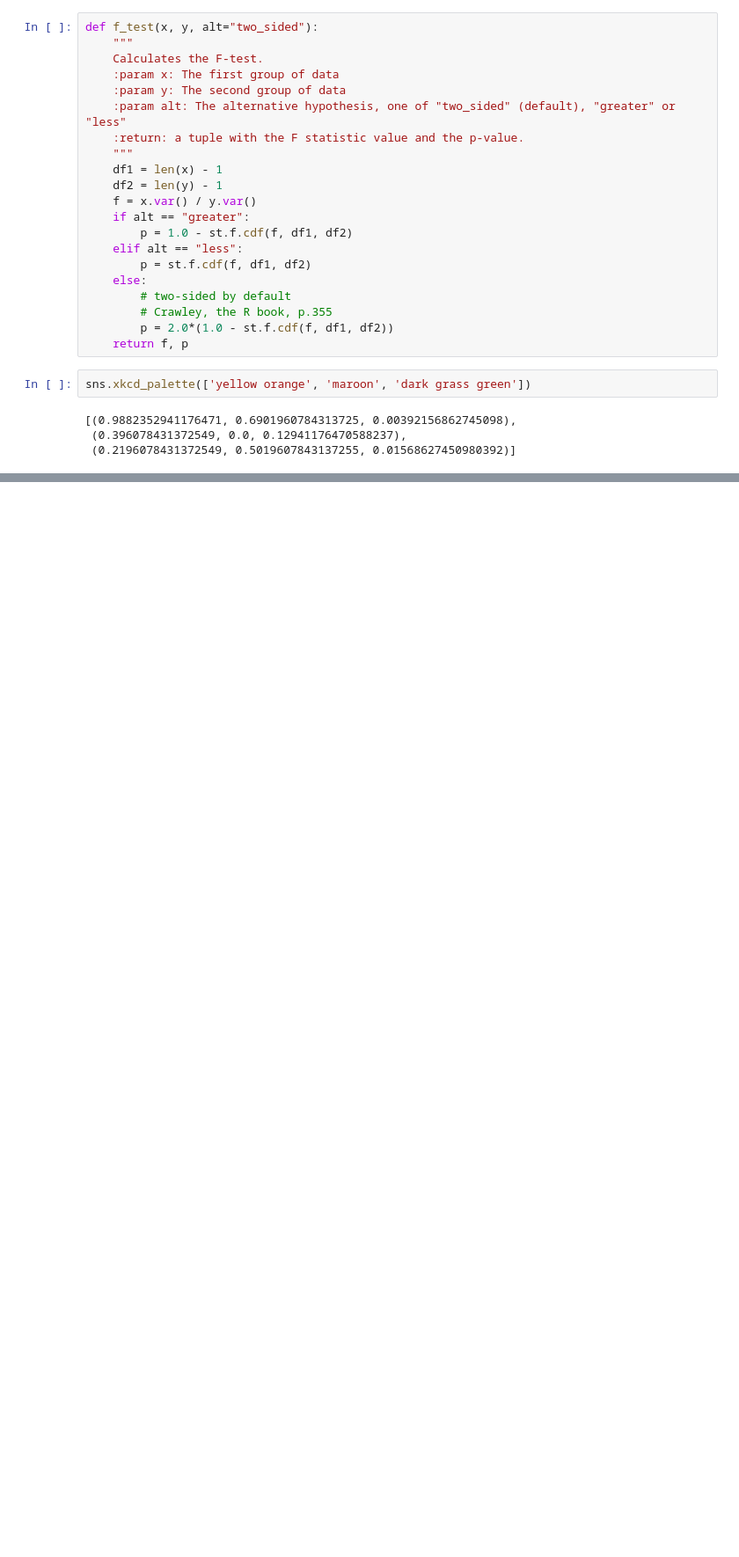
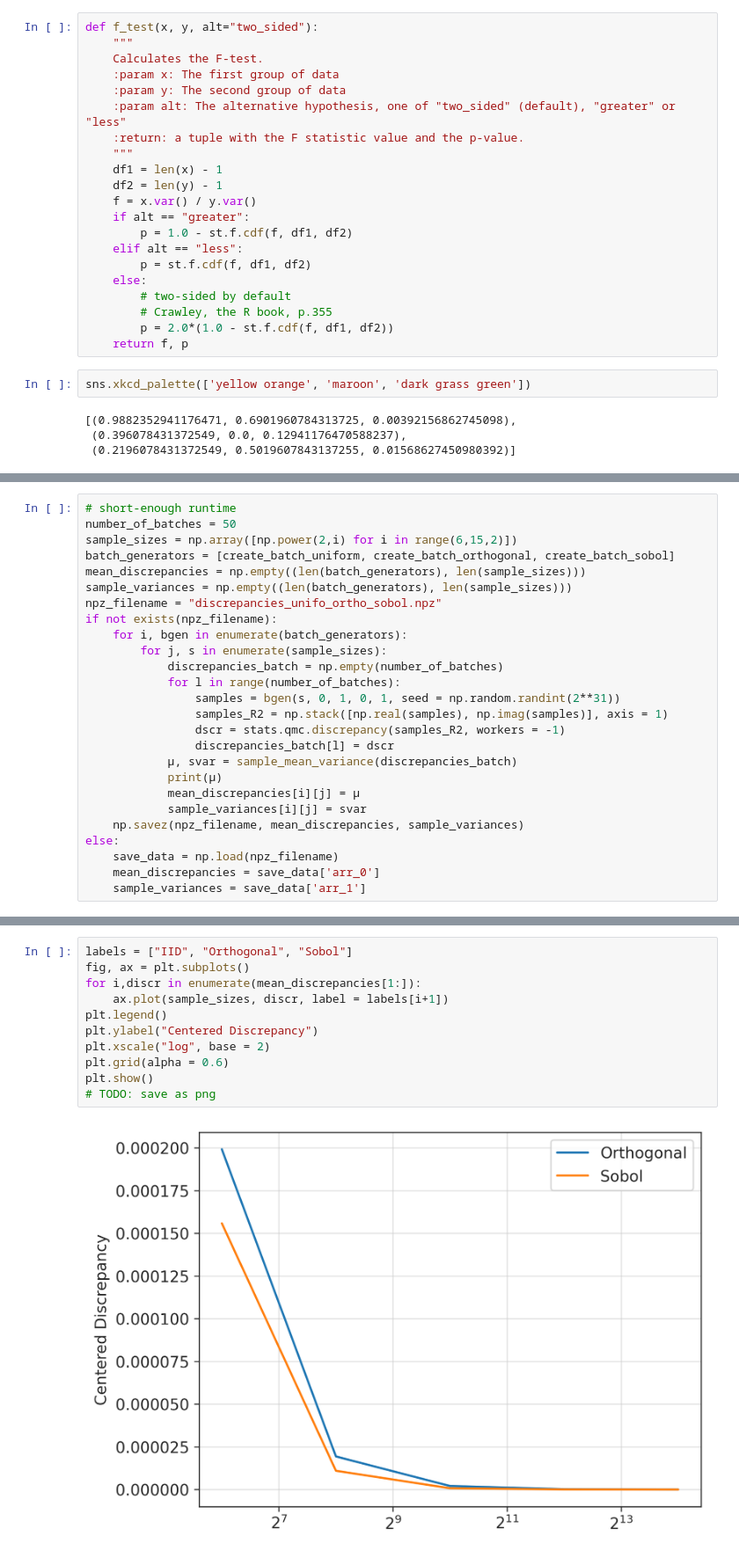
Before and after one commit to loonatick-src/stochastic-sim-1, a Jupyter notebook: Submission.ipynb, the cells around one changed output, grey strips where cells are left out. Shown at 88% size. Cells and saved outputs as stored; diff of their text form; blank space fills up the shorter version.

Commit message:
Add Sobol stuff

```diff
--- a/Submission.ipynb
+++ b/Submission.ipynb
@@ -997,0 +979,26 @@ sns.xkcd_palette(['yellow orange', 'maroon', 'dark grass green'])
+# %%
+# short-enough runtime
+number_of_batches = 50
+sample_sizes = np.array([np.power(2,i) for i in range(6,15,2)])
+batch_generators = [create_batch_uniform, create_batch_orthogonal, create_batch_sobol]
+mean_discrepancies = np.empty((len(batch_generators), len(sample_sizes)))
+sample_variances = np.empty((len(batch_generators), len(sample_sizes)))
+npz_filename = "discrepancies_unifo_ortho_sobol.npz"
+if not exists(npz_filename):
+    for i, bgen in enumerate(batch_generators):
+        for j, s in enumerate(sample_sizes):
+            discrepancies_batch = np.empty(number_of_batches)
+            for l in range(number_of_batches):
+                samples = bgen(s, 0, 1, 0, 1, seed = np.random.randint(2**31))
+                samples_R2 = np.stack([np.real(samples), np.imag(samples)], axis = 1)
+                dscr = stats.qmc.discrepancy(samples_R2, workers = -1)
+                discrepancies_batch[l] = dscr
+            μ, svar = sample_mean_variance(discrepancies_batch)
+            print(μ)
+            mean_discrepancies[i][j] = μ
+            sample_variances[i][j] = svar
+    np.savez(npz_filename, mean_discrepancies, sample_variances)
+else:
+    save_data = np.load(npz_filename)
+    mean_discrepancies = save_data['arr_0']
+    sample_variances = save_data['arr_1']
@@ -997,0 +1021,13 @@ sns.xkcd_palette(['yellow orange', 'maroon', 'dark grass green'])
+# %%
+labels = ["IID", "Orthogonal", "Sobol"]
+fig, ax = plt.subplots()
+for i,discr in enumerate(mean_discrepancies[1:]):
+    ax.plot(sample_sizes, discr, label = labels[i+1])
+plt.legend()
+plt.ylabel("Centered Discrepancy")
+plt.xscale("log", base = 2)
+plt.grid(alpha = 0.6)
+plt.show()
+# TODO: save as png
+# %% [output]
+[figure, added]
```
Also changed, not shown: parts of 31 cells of this notebook, 13 other files.
